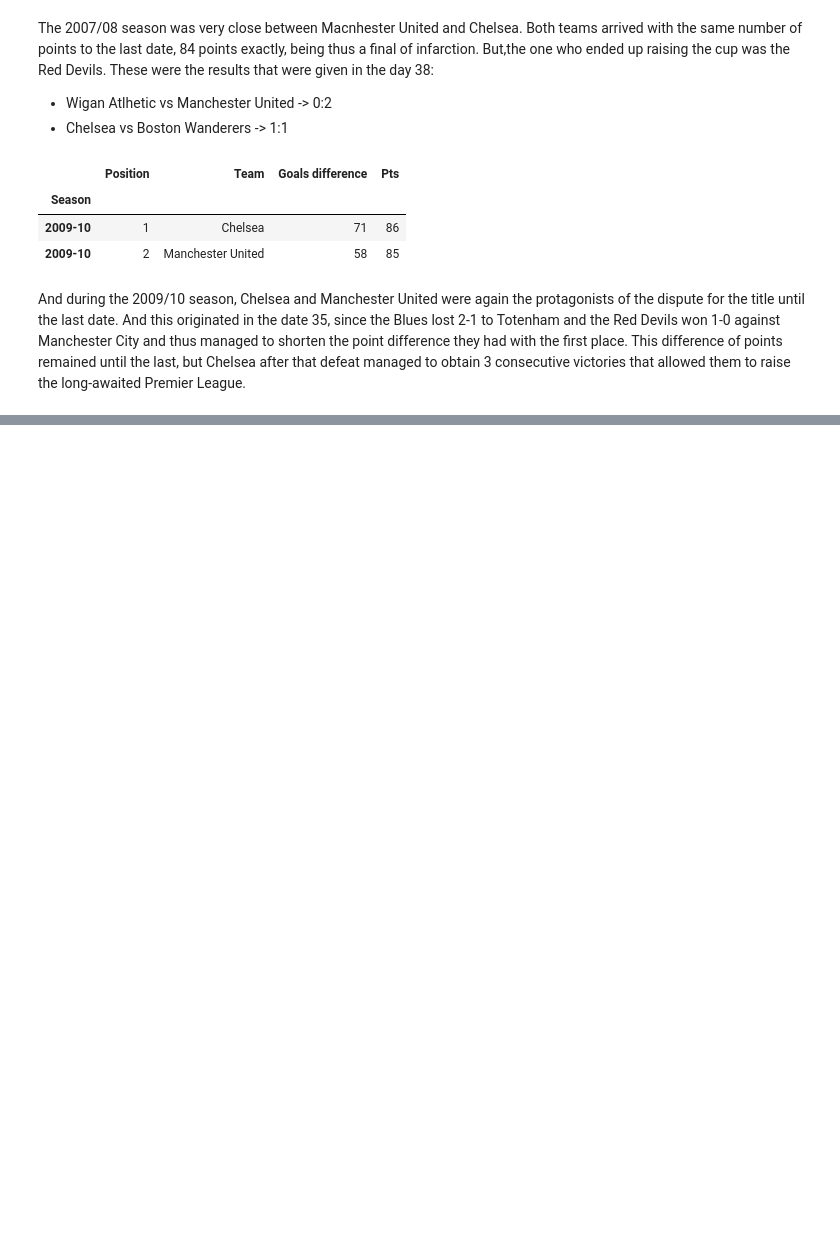
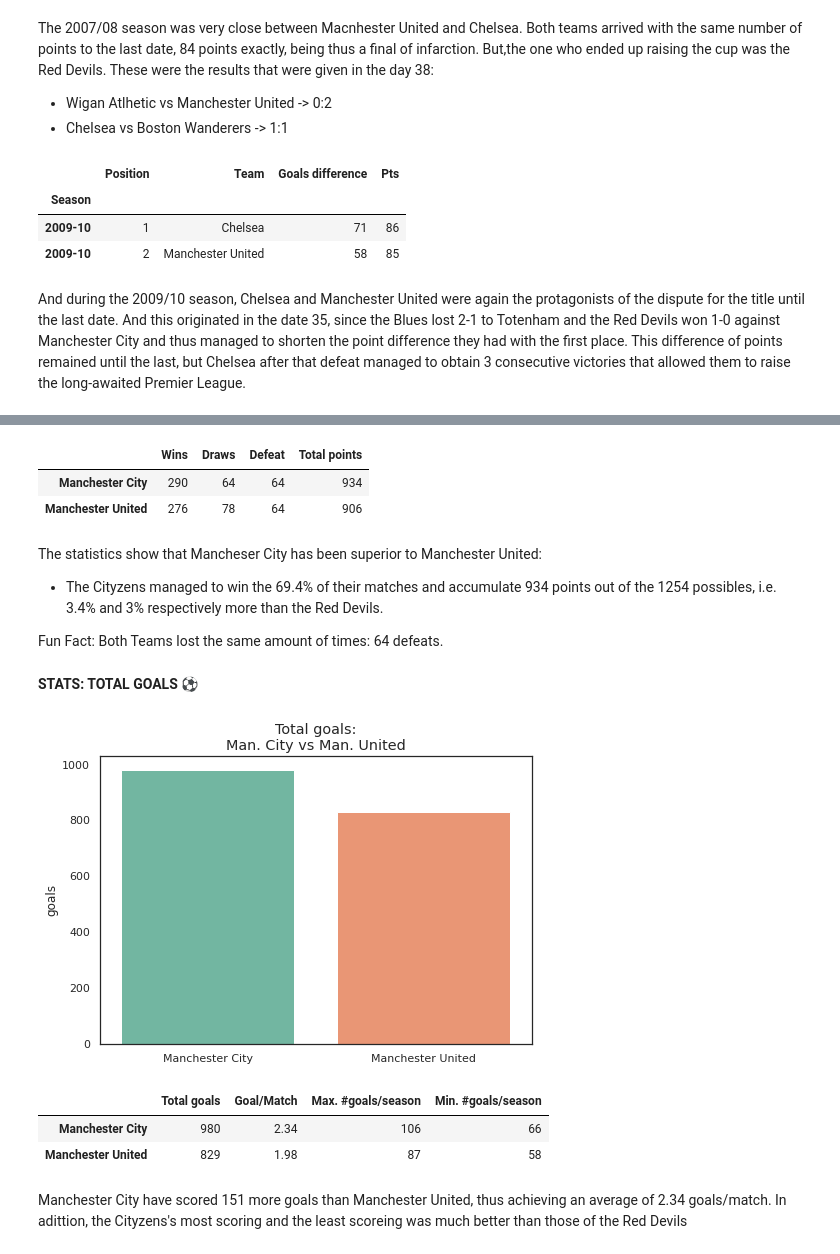
Before and after one commit to CarlosFOL/Premier_League, a Jupyter notebook: notebook.ipynb, the cells around one changed output, grey strips where cells are left out. Drawn from its saved outputs; the diff is of its cells as text; code cells hidden in the pictures; blank space fills up the shorter version.

```diff
--- a/notebook.ipynb
+++ b/notebook.ipynb
@@ -322,3 +416,54 @@ And during the 2009/10 season, Chelsea and Manchester United were again the prot
+# %%
+df_stats = pd.DataFrame({
+    'Manchester United': results_mun,
+    'Manchester City': results_city
+}, index=['Wins', 'Draws', 'Defeat'])
+df_stats = df_stats.T
+df_stats['Total points'] = [df_mun_1.Pts.sum(), df_city.Pts.sum()]
+df_stats.sort_values('Total points', ascending=False, inplace=True)
+df_stats
+# %% [output]
+|  | Wins | Draws | Defeat | Total points |
+| Manchester City | 290 | 64 | 64 | 934 |
+| Manchester United | 276 | 78 | 64 | 906 |
+# %% [markdown]
+The statistics show that Mancheser City has been superior to Manchester United:
+* The Cityzens managed to win the 69.4% of their matches and accumulate 934 points out of the 1254 possibles, i.e. 3.4% and 3% respectively more than the Red Devils.
+
+Fun Fact: Both Teams lost the same amount of times: 64 defeats.
+# %% [markdown]
+**STATS: TOTAL GOALS ⚽**
+# %%
+list_goals = np.array([df_mun_1['Goals Scored'].sum(), df_city['Goals Scored'].sum()])
+goals_max = [df_mun_1['Goals Scored'].max(), df_city['Goals Scored'].max()]
+goals_min = [df_mun_1['Goals Scored'].min(), df_city['Goals Scored'].min()]
+df_goals = pd.DataFrame({
+    'Total goals': list_goals,
+    'Goal/Match': (list_goals / 418).round(2),
+    'Max. #goals/season': goals_max,
+    'Min. #goals/season': goals_min
+}, index=['Manchester United', 'Manchester City'])
+df_goals.sort_values('Total goals', ascending=False, inplace=True)
+# %%
+#Canvas
+fig = plt.figure()
+#Axes
+ax = fig.add_axes([0, 0, 1, 1])
+#Graphic
+ax = sns.barplot(data=df_goals, x=df_goals.index, y='Total goals', palette='Set2')
+ax.set_title('Total goals:\nMan. City vs Man. United', fontdict={'size': 'large'})
+ax.set_ylabel('goals')
+fig.show()
+# %% [output]
+[figure, added]
+# %%
+df_goals
+# %% [output]
+|  | Total goals | Goal/Match | Max. #goals/season | Min. #goals/season |
+| Manchester City | 980 | 2.34 | 106 | 66 |
+| Manchester United | 829 | 1.98 | 87 | 58 |
+# %% [markdown]
+Manchester City have scored 151 more goals than Manchester United, thus achieving an average of 2.34 goals/match. In adittion, the Cityzens's most scoring and the least scoreing was much better than those of the Red Devils
 # %% [markdown]
 <a style='text-decoration:none;line-height:16px;display:flex;color:#5B5B62;padding:10px;justify-content:end;' href='https://deepnote.com?utm_source=created-in-deepnote-cell&projectId=25a02e7e-55cf-475b-8f35-4cb85c25603c' target="_blank">
 <img alt='Created in deepnote.com' style='display:inline;max-height:16px;margin:0px;margin-right:7.5px;' src='embedded-picture-1' > </img>
```
Also changed, not shown: parts of 21 cells of this notebook.
